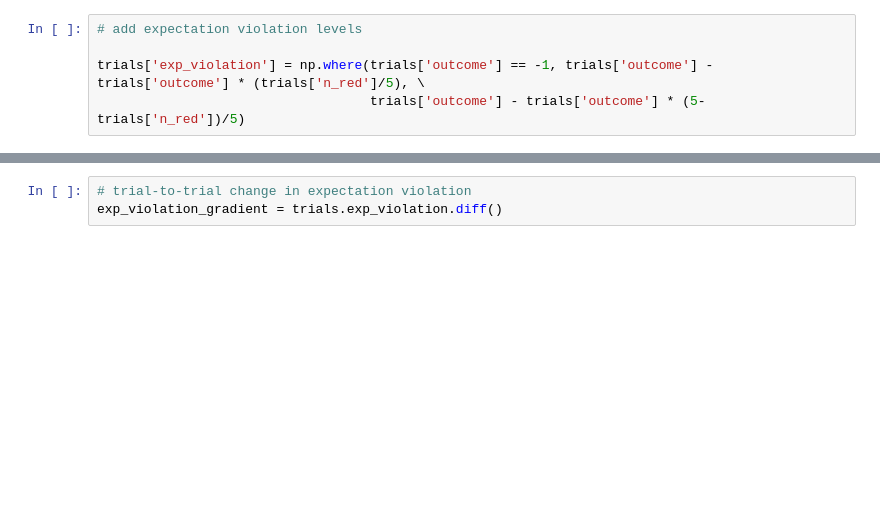
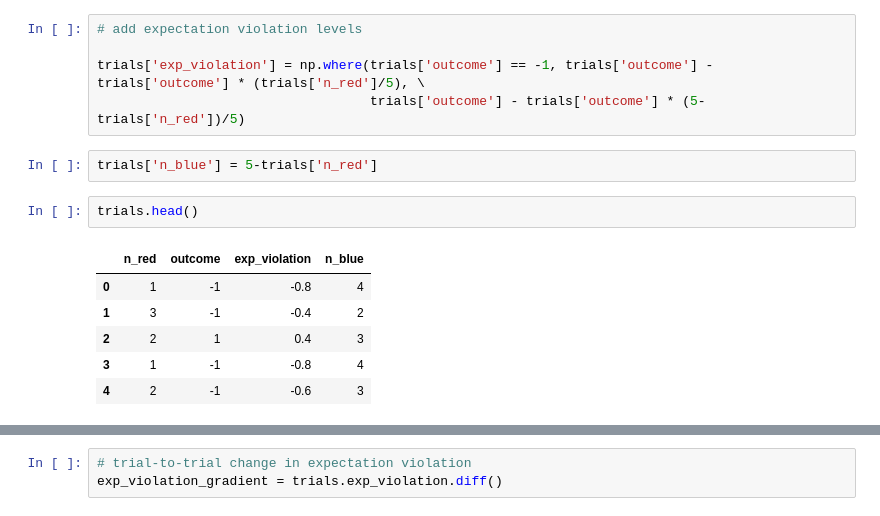
Before and after one commit to ucbtszh/suspicion-game, a Jupyter notebook: workbooks/read_from_firestore.ipynb, the cells around one changed output, grey strips where cells are left out. Drawn from its saved outputs; the diff is of its cells as text; blank space fills up the shorter version.

```diff
--- a/workbooks/read_from_firestore.ipynb
+++ b/workbooks/read_from_firestore.ipynb
@@ -18,5 +18,16 @@ trials = pd.DataFrame(trials_source)
 
 trials['exp_violation'] = np.where(trials['outcome'] == -1, trials['outcome'] - trials['outcome'] * (trials['n_red']/5), \
                                    trials['outcome'] - trials['outcome'] * (5-trials['n_red'])/5)
+# %%
+trials['n_blue'] = 5-trials['n_red']
+# %%
+trials.head()
+# %% [output]
+|  | n_red | outcome | exp_violation | n_blue |
+| 0 | 1 | -1 | -0.8 | 4 |
+| 1 | 3 | -1 | -0.4 | 2 |
+| 2 | 2 | 1 | 0.4 | 3 |
+| 3 | 1 | -1 | -0.8 | 4 |
+| 4 | 2 | -1 | -0.6 | 3 |
 # %%
 sns.lineplot(data=trials.exp_violation, legend=False).set(xlabel="trial", ylabel="expectation violation at each trial")
```
Also changed, not shown: parts of 55 cells of this notebook.
